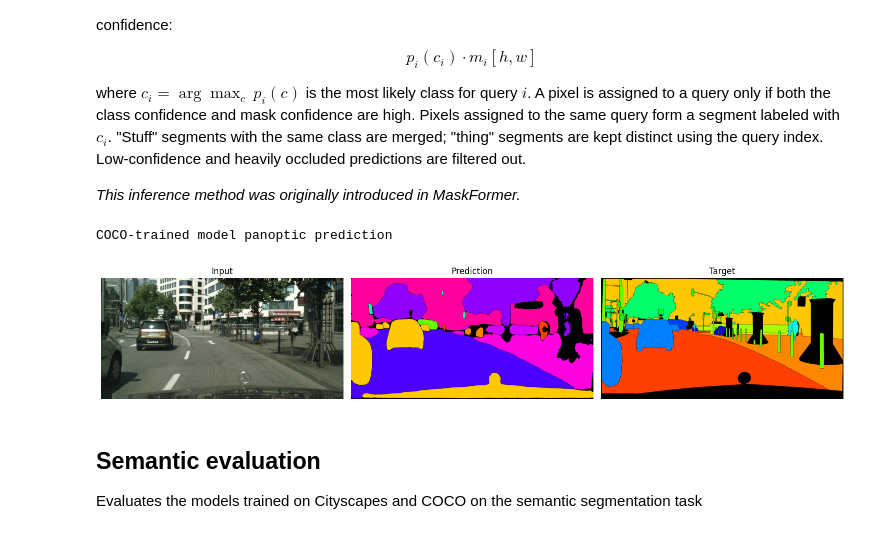
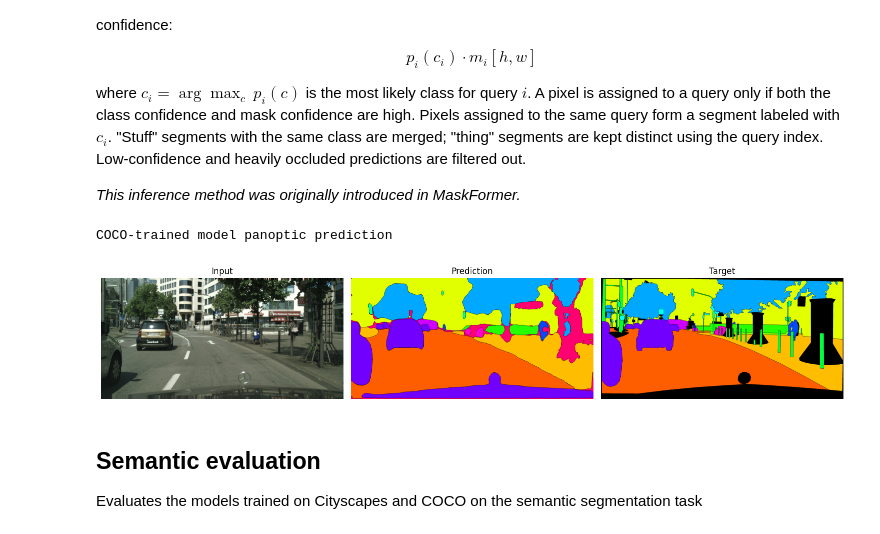
Before and after one commit to riki-tech941/AnomalySegmentation_gruppo55, a Jupyter notebook: eomt/semantic_evaluation.ipynb, the cells around one changed output. Cells and saved outputs as stored; diff of their text form; code cells hidden in the pictures.

Commit message:
Fixed color mapping for panoptic prediction

```diff
--- a/eomt/semantic_evaluation.ipynb
+++ b/eomt/semantic_evaluation.ipynb
@@ -282,35 +425,35 @@ def plot_panoptic_results(img, sem_pred, inst_pred, sem_target, inst_target, mod
     }
 
     vis_pred = draw_black_border(sem_pred, inst_pred, mapping)
     vis_target = draw_black_border(sem_target, inst_target, mapping)
 
     img_np = (
         img.cpu().numpy().transpose(1, 2, 0) if img.dim() == 3 else img.cpu().numpy()
     )
 
     fig, axes = plt.subplots(1, 3, figsize=(15, 5))
     axes[0].imshow(img_np)
     axes[0].set_title("Input")
     axes[1].imshow(vis_pred)
     axes[1].set_title("Prediction")
     axes[2].imshow(vis_target)
     axes[2].set_title("Target")
 
     for ax in axes:
         ax.axis("off")
 
     plt.tight_layout()
     plt.show()
 
 
 img, target = data.val_dataloader().dataset[img_idx]
 
 print("COCO-trained model panoptic prediction")
 sem_pred, inst_pred, sem_target, inst_target = infer_panoptic(img, target, coco_trained_model)
-plot_panoptic_results(img, sem_pred, inst_pred, sem_target, inst_target, coco_trained_model)
+plot_panoptic_results(img, map_coco_id_on_cityscapes_id(sem_pred), inst_pred, sem_target, inst_target, coco_trained_model)
 # %% [output]
 COCO-trained model panoptic prediction
-[figure, old version]
+[figure, new version]
 # %% [markdown]
 ## Semantic evaluation
 
```
Also changed, not shown: parts of 4 cells of this notebook.
